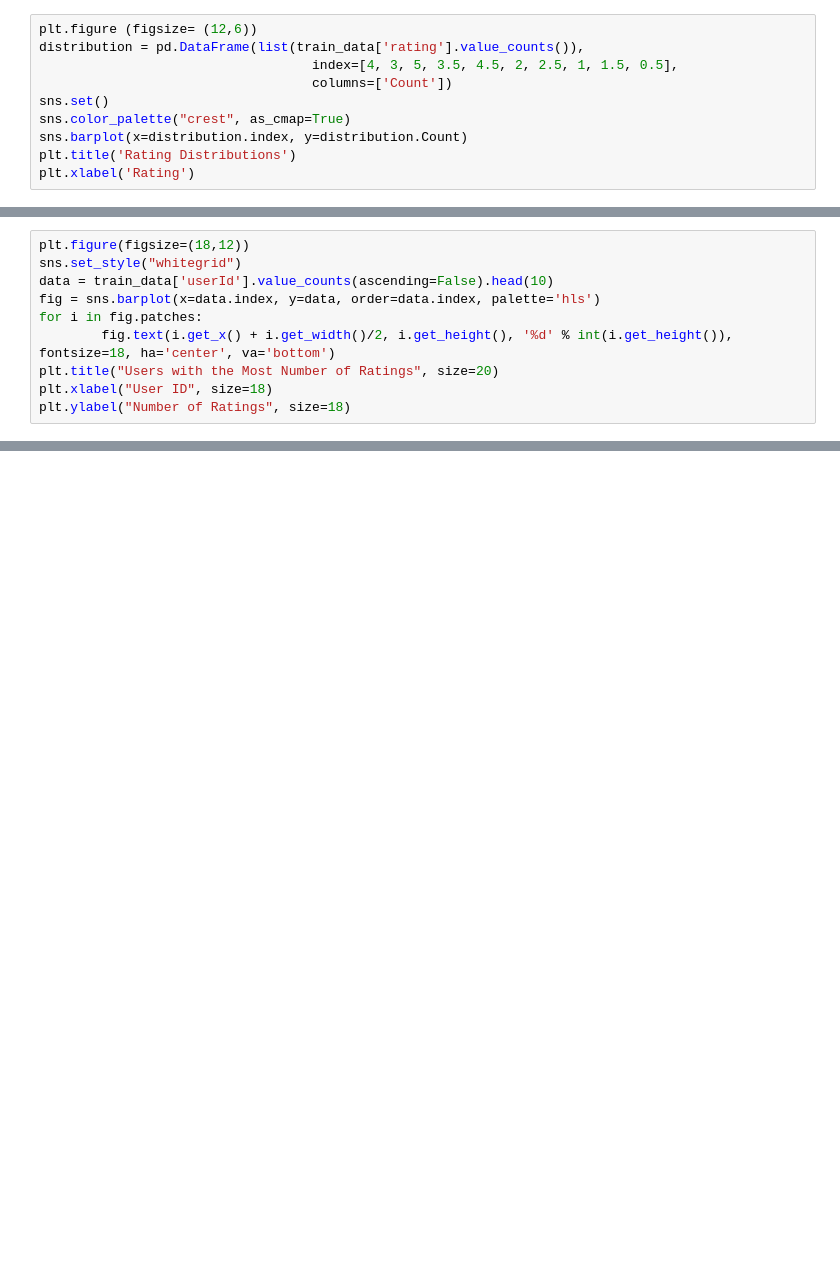
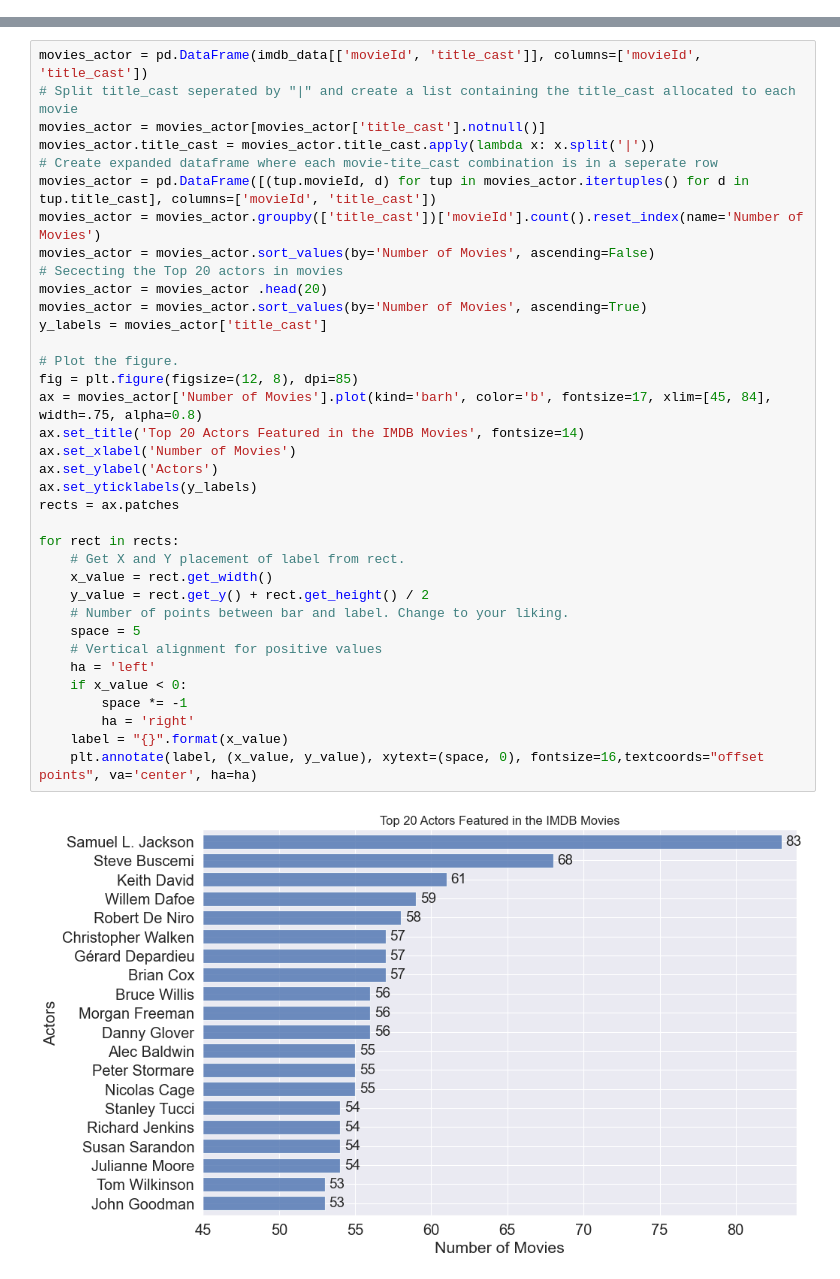
Before and after one commit to codebymusa/Team-CW6-predict, a Jupyter notebook: Team CW2 Notebook.ipynb, the cells around one changed output, grey strips where cells are left out. Saved outputs shown, nothing was run; the diff lists cells and outputs as text; blank space fills up the shorter version.

```diff
--- a/Team CW2 Notebook.ipynb
+++ b/Team CW2 Notebook.ipynb
@@ -355,10 +0,0 @@ Number of ratings in dataset: 10000038
-# %%
-plt.figure (figsize= (12,6))
-distribution = pd.DataFrame(list(train_data['rating'].value_counts()),
-                                   index=[4, 3, 5, 3.5, 4.5, 2, 2.5, 1, 1.5, 0.5],
-                                   columns=['Count'])
-sns.set()
-sns.color_palette("crest", as_cmap=True)
-sns.barplot(x=distribution.index, y=distribution.Count)
-plt.title('Rating Distributions')
-plt.xlabel('Rating')
@@ -408,10 +0,0 @@ plt.show()
-# %%
-plt.figure(figsize=(18,12))
-sns.set_style("whitegrid")
-data = train_data['userId'].value_counts(ascending=False).head(10)
-fig = sns.barplot(x=data.index, y=data, order=data.index, palette='hls')
-for i in fig.patches:
-        fig.text(i.get_x() + i.get_width()/2, i.get_height(), '%d' % int(i.get_height()), fontsize=18, ha='center', va='bottom')
-plt.title("Users with the Most Number of Ratings", size=20)
-plt.xlabel("User ID", size=18)
-plt.ylabel("Number of Ratings", size=18)
@@ -567,0 +505,38 @@ KeyError: 'Toy Story'
+# %%
+movies_actor = pd.DataFrame(imdb_data[['movieId', 'title_cast']], columns=['movieId', 'title_cast'])
+# Split title_cast seperated by "|" and create a list containing the title_cast allocated to each movie
+movies_actor = movies_actor[movies_actor['title_cast'].notnull()]
+movies_actor.title_cast = movies_actor.title_cast.apply(lambda x: x.split('|'))
+# Create expanded dataframe where each movie-tite_cast combination is in a seperate row
+movies_actor = pd.DataFrame([(tup.movieId, d) for tup in movies_actor.itertuples() for d in tup.title_cast], columns=['movieId', 'title_cast'])
+movies_actor = movies_actor.groupby(['title_cast'])['movieId'].count().reset_index(name='Number of Movies')
+movies_actor = movies_actor.sort_values(by='Number of Movies', ascending=False)
+# Sececting the Top 20 actors in movies
+movies_actor = movies_actor .head(20)
+movies_actor = movies_actor.sort_values(by='Number of Movies', ascending=True)
+y_labels = movies_actor['title_cast']
+
+# Plot the figure.
+fig = plt.figure(figsize=(12, 8), dpi=85)
+ax = movies_actor['Number of Movies'].plot(kind='barh', color='b', fontsize=17, xlim=[45, 84], width=.75, alpha=0.8)
+ax.set_title('Top 20 Actors Featured in the IMDB Movies', fontsize=14)
+ax.set_xlabel('Number of Movies')
+ax.set_ylabel('Actors')
+ax.set_yticklabels(y_labels)
+rects = ax.patches
+
+for rect in rects:
+    # Get X and Y placement of label from rect.
+    x_value = rect.get_width()
+    y_value = rect.get_y() + rect.get_height() / 2
+    # Number of points between bar and label. Change to your liking.
+    space = 5
+    # Vertical alignment for positive values
+    ha = 'left'
+    if x_value < 0:
+        space *= -1
+        ha = 'right'
+    label = "{}".format(x_value)
+    plt.annotate(label, (x_value, y_value), xytext=(space, 0), fontsize=16,textcoords="offset points", va='center', ha=ha)
+# %% [output]
+[figure, added]
```
Also changed, not shown: parts of 200 cells of this notebook.
